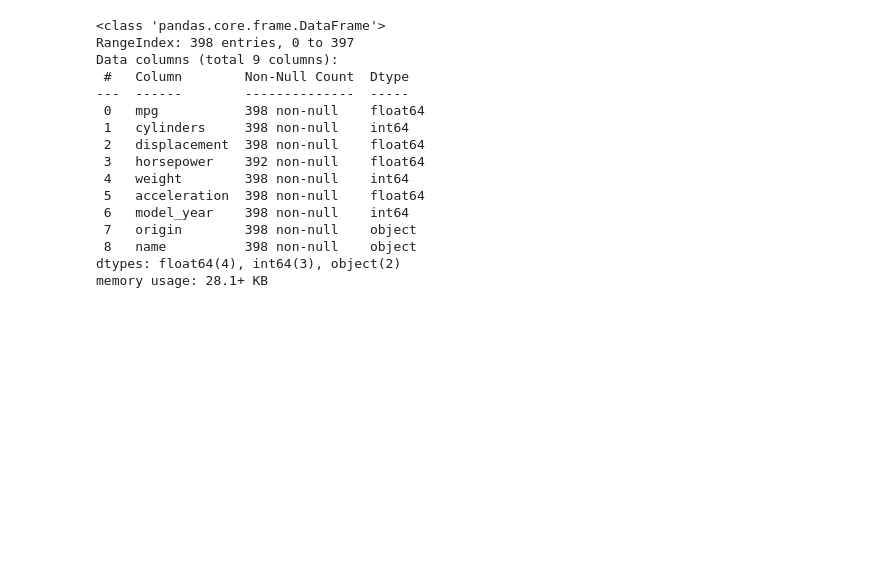
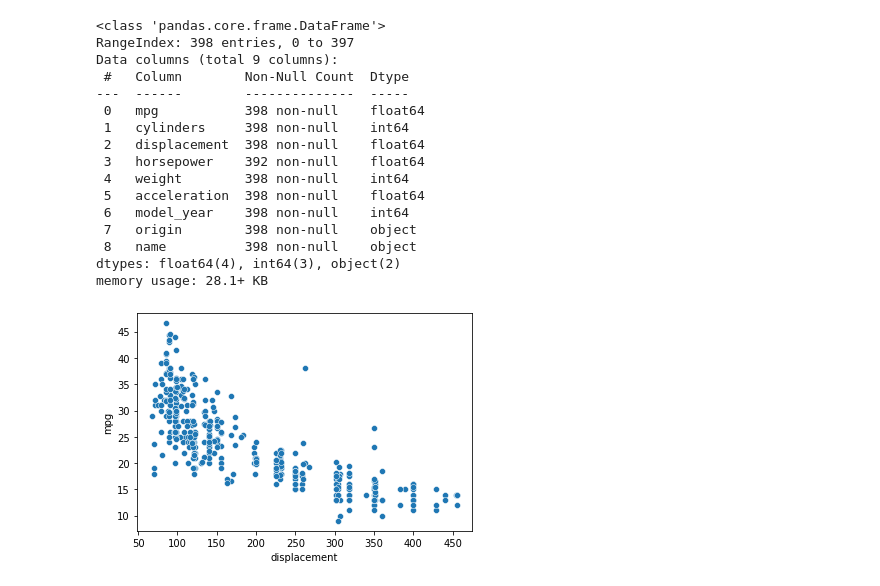
Before and after one commit to JMYoon90/JM_python, a Jupyter notebook: py23_mpg.ipynb, the cells around one changed output. Cells and saved outputs as stored; diff of their text form; code cells hidden in the pictures; blank space fills up the shorter version.

```diff
--- a/py23_mpg.ipynb
+++ b/py23_mpg.ipynb
@@ -49,3 +58,9 @@ Data columns (total 9 columns):
  8   name          398 non-null    object
 dtypes: float64(4), int64(3), object(2)
 memory usage: 28.1+ KB
+# %%
+# mpg ~ displacement scatter plot
+sns.scatterplot(data=mpg, x='displacement', y='mpg')
+plt.show()
+# %% [output]
+[figure, added]
```
Also changed, not shown: parts of 7 cells of this notebook.
